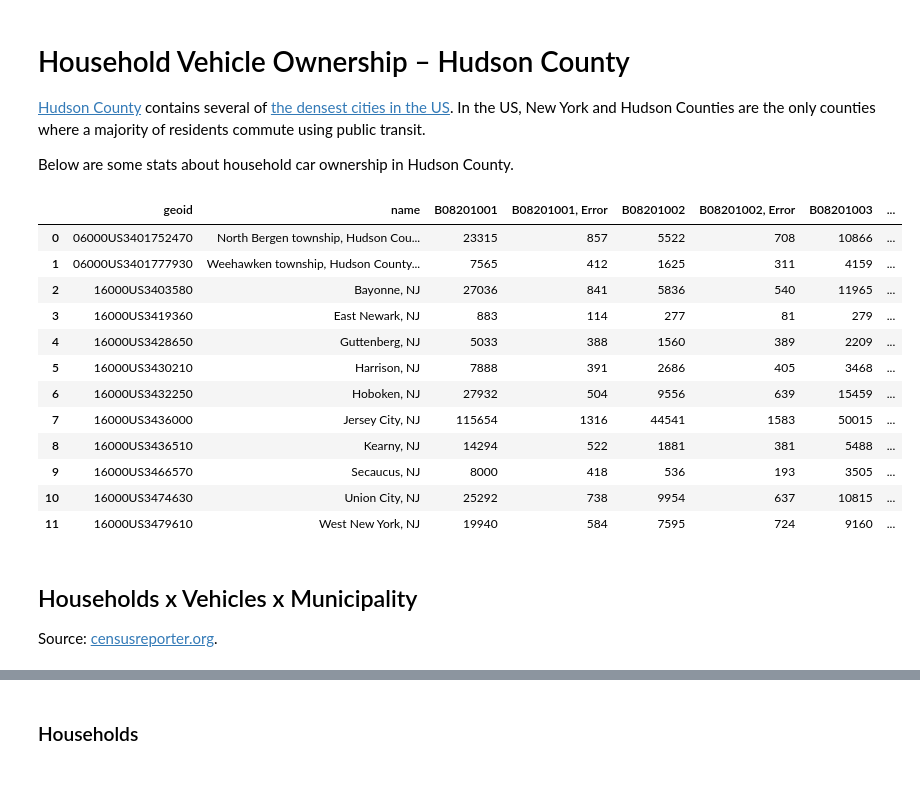
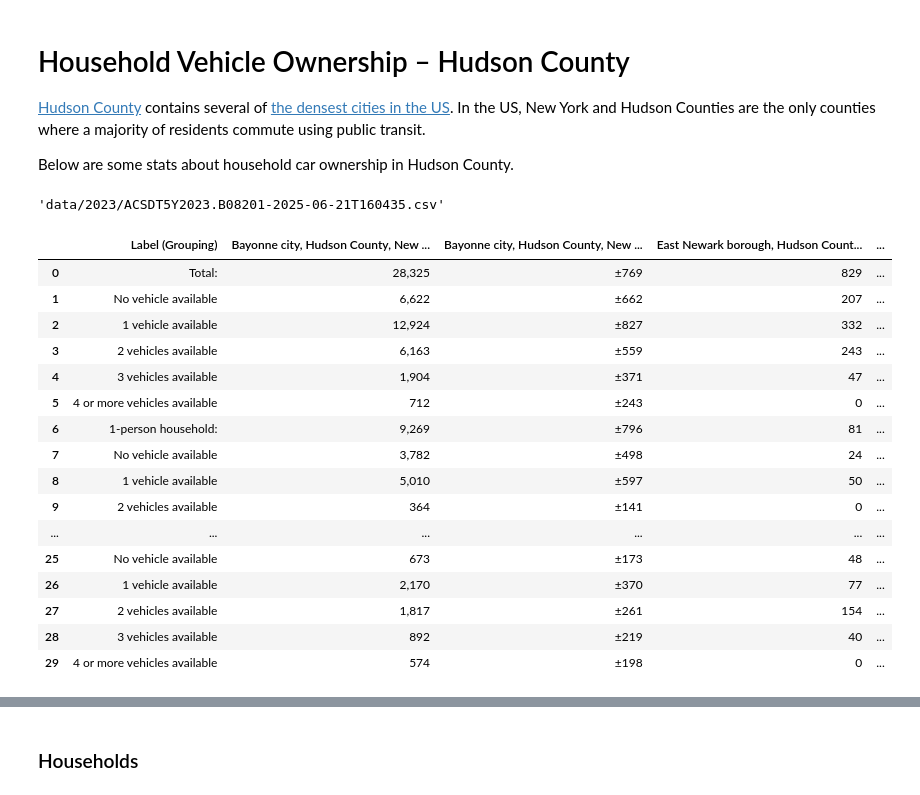
Before and after one commit to hudcostreets/household-vehicles, a Jupyter notebook: nbs/Hudson County.ipynb, the cells around one changed output, grey strips where cells are left out. Cells and saved outputs as stored; diff of their text form; code cells hidden in the pictures.

```diff
--- a/nbs/Hudson County.ipynb
+++ b/nbs/Hudson County.ipynb
@@ -16,26 +17,29 @@ subtitle = 'Hudson County municipalities, ACS 5yr 2021'
 plot_kwargs = dict(subtitle=subtitle)
 abs_plot = partial(plot_utils.abs_plot, **plot_kwargs)
 pct_plot = partial(plot_utils.pct_plot, **plot_kwargs)
+# %%
+[csv_path] = glob.glob(f'data/{year}/ACS*5Y{year}*.csv')
+csv_path
+# %% [output]
+'data/2023/ACSDT5Y2023.B08201-2025-06-21T160435.csv'
 # %%
-d = read_csv(f'acs2021_5yr_B08201_16000US3466570/acs2021_5yr_B08201_16000US3466570.csv')
+d = read_csv(csv_path)
 d
 # %% [output]
-|  | geoid | name | B08201001 | B08201001, Error | B08201002 | B08201002, Error | B08201003 | ... |
-| 0 | 06000US3401752470 | North Bergen township, Hudson Cou... | 23315 | 857 | 5522 | 708 | 10866 | ... |
-| 1 | 06000US3401777930 | Weehawken township, Hudson County... | 7565 | 412 | 1625 | 311 | 4159 | ... |
-| 2 | 16000US3403580 | Bayonne, NJ | 27036 | 841 | 5836 | 540 | 11965 | ... |
-| 3 | 16000US3419360 | East Newark, NJ | 883 | 114 | 277 | 81 | 279 | ... |
-| 4 | 16000US3428650 | Guttenberg, NJ | 5033 | 388 | 1560 | 389 | 2209 | ... |
-| 5 | 16000US3430210 | Harrison, NJ | 7888 | 391 | 2686 | 405 | 3468 | ... |
-| 6 | 16000US3432250 | Hoboken, NJ | 27932 | 504 | 9556 | 639 | 15459 | ... |
-| 7 | 16000US3436000 | Jersey City, NJ | 115654 | 1316 | 44541 | 1583 | 50015 | ... |
-| 8 | 16000US3436510 | Kearny, NJ | 14294 | 522 | 1881 | 381 | 5488 | ... |
-| 9 | 16000US3466570 | Secaucus, NJ | 8000 | 418 | 536 | 193 | 3505 | ... |
-| 10 | 16000US3474630 | Union City, NJ | 25292 | 738 | 9954 | 637 | 10815 | ... |
-| 11 | 16000US3479610 | West New York, NJ | 19940 | 584 | 7595 | 724 | 9160 | ... |
+|  | Label (Grouping) | Bayonne city, Hudson County, New ... | Bayonne city, Hudson County, New ... | East Newark borough, Hudson Count... | ... |
+| 0 | Total: | 28,325 | ±769 | 829 | ... |
+| 1 | No vehicle available | 6,622 | ±662 | 207 | ... |
+| 2 | 1 vehicle available | 12,924 | ±827 | 332 | ... |
+| 3 | 2 vehicles available | 6,163 | ±559 | 243 | ... |
+| 4 | 3 vehicles available | 1,904 | ±371 | 47 | ... |
+| 5 | 4 or more vehicles available | 712 | ±243 | 0 | ... |
+| 6 | 1-person household: | 9,269 | ±796 | 81 | ... |
+| 7 | No vehicle available | 3,782 | ±498 | 24 | ... |
+| 8 | 1 vehicle available | 5,010 | ±597 | 50 | ... |
+| 9 | 2 vehicles available | 364 | ±141 | 0 | ... |
+| ... | ... | ... | ... | ... | ... |
+| 25 | No vehicle available | 673 | ±173 | 48 | ... |
+| 26 | 1 vehicle available | 2,170 | ±370 | 77 | ... |
+| 27 | 2 vehicles available | 1,817 | ±261 | 154 | ... |
+| 28 | 3 vehicles available | 892 | ±219 | 40 | ... |
+| 29 | 4 or more vehicles available | 574 | ±198 | 0 | ... |
-# %% [markdown]
-## Households x Vehicles x Municipality
-
-Source: [censusreporter.org].
-
-[censusreporter.org]: https://censusreporter.org/data/table/?table=B08201&geo_ids=16000US3432250,160%7C05000US34017,06000US3401777930,06000US3401752470&primary_geo_id=16000US3432250
```
Also changed, not shown: parts of 19 cells of this notebook, 39 other files.
